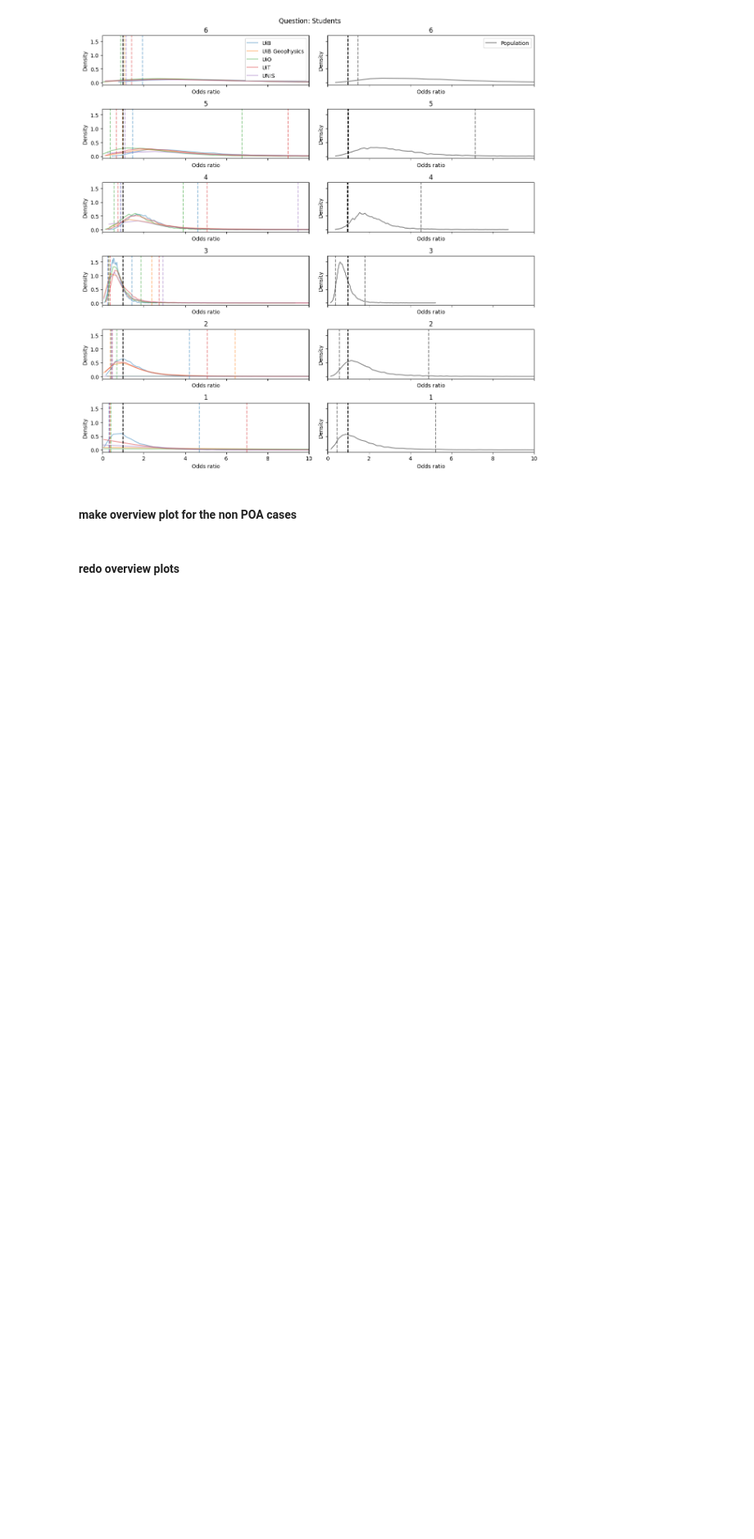
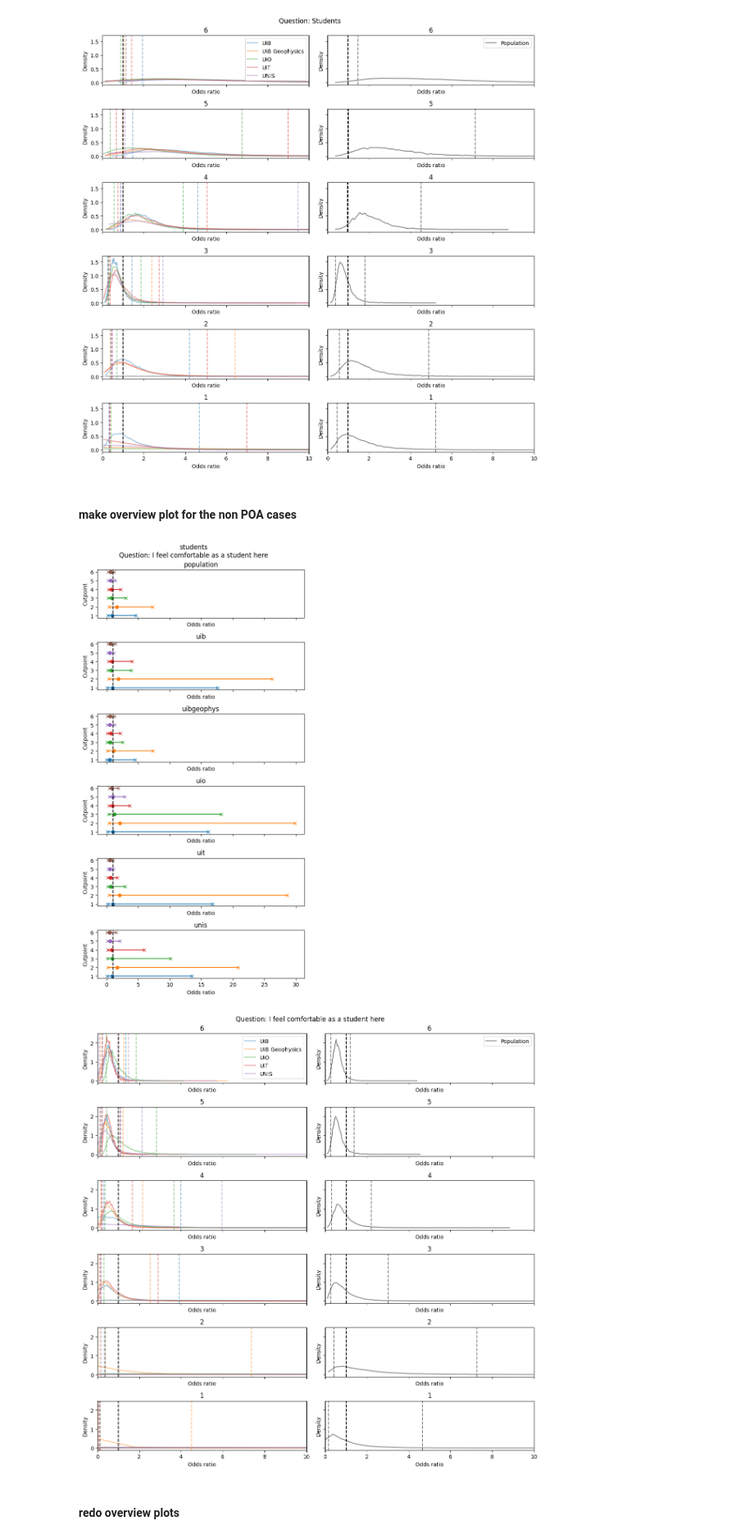
Before and after one commit to HarryYouAreAWizard/BaseGeo_2_0_data_analysis, a Jupyter notebook: OrdinalRegression.ipynb, the cells around one changed output. Shown at 82% size. Cells and saved outputs as stored; diff of their text form; code cells hidden in the pictures; blank space fills up the shorter version.

```diff
--- a/OrdinalRegression.ipynb
+++ b/OrdinalRegression.ipynb
@@ -1392,7 +1265,7 @@ plot_binary_slopes_for_question(question, selection, exponentiate=1)
 #### make overview plot for the non POA cases
 # %%
 
-def plot_set_of_slopes(samples_slopes, axs, cutpoint_index):
+def plot_CI_set_of_slopes(samples_slopes, axs, cutpoint_index):
     [samples_slope_population, samples_slope_uib, samples_slope_uibgeophys, samples_slope_uio, samples_slope_uit, samples_slope_unis] = samples_slopes
 
     # find credible intervals for each slope for the population and each group
@@ -1459,12 +1332,12 @@ def plot_overview_nonPOA(question, selection, exponentiate=False):
     num_deltas = slope_by_split_population.shape[0]
 
     fig, axs = plt.subplots(6, 1, figsize=(6, 12), sharex=True, sharey=True)
-    plot_set_of_slopes(samples_slopes, axs, 0)#num_deltas - 1, 0)
-    plot_set_of_slopes(samples_slopes, axs, 1)#num_deltas - 2, 1)
-    plot_set_of_slopes(samples_slopes, axs, 2)#num_deltas - 3, 2)
-    plot_set_of_slopes(samples_slopes, axs, 3)#num_deltas - 4, 3)
-    plot_set_of_slopes(samples_slopes, axs, 4)#num_deltas - 5, 4)
-    plot_set_of_slopes(samples_slopes, axs, 5)#num_deltas - 6, 5)
+    plot_CI_set_of_slopes(samples_slopes, axs, 0)#num_deltas - 1, 0)
+    plot_CI_set_of_slopes(samples_slopes, axs, 1)#num_deltas - 2, 1)
+    plot_CI_set_of_slopes(samples_slopes, axs, 2)#num_deltas - 3, 2)
+    plot_CI_set_of_slopes(samples_slopes, axs, 3)#num_deltas - 4, 3)
+    plot_CI_set_of_slopes(samples_slopes, axs, 4)#num_deltas - 5, 4)
+    plot_CI_set_of_slopes(samples_slopes, axs, 5)#num_deltas - 6, 5)
     for ax in axs.flatten():
         if exponentiate:
             ax.axvline(1, color="k", linestyle="--")
@@ -1497,6 +1370,15 @@ def plot_non_POA_overviews(violated_questions, selection):
 plot_non_POA_overviews(violated_questions_educators, "educators")
 plot_non_POA_overviews(violated_questions_students, "students")
 plot_non_POA_overviews(violated_questions_admintech, "admintech")
+# %%
+selection = "students"
+question = "I feel comfortable as a student here"
+plot_overview_nonPOA(question, selection, exponentiate=1)
+plot_binary_slopes_for_question(question, selection, exponentiate=1)
+# plt.close()
+# %% [output]
+[figure, added]
+[figure, added]
 # %% [markdown]
 #### redo overview plots
 # %%
```
Also changed, not shown: parts of 15 cells of this notebook, 3 other files.
